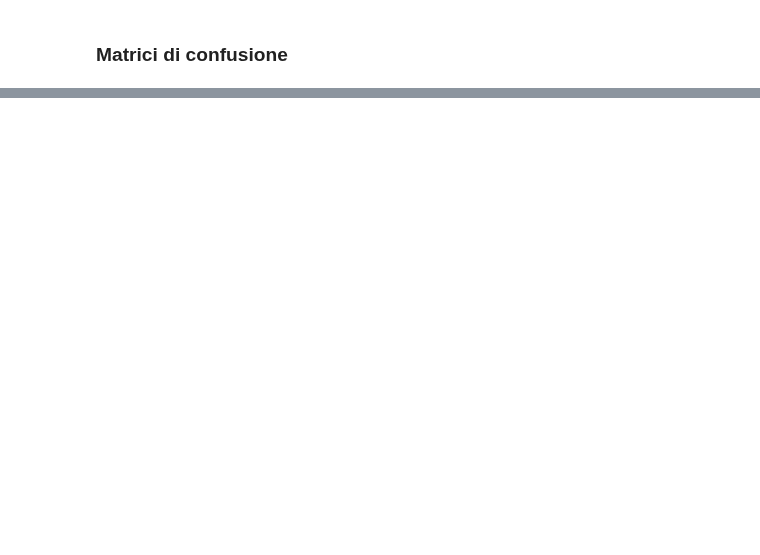
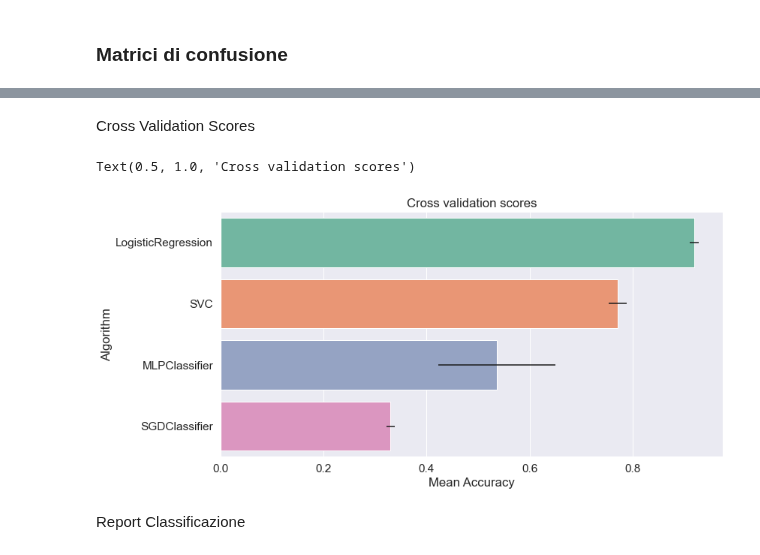
Before and after one commit to ChiaraAmalia/ProgettoManutenzionePreventiva, a Jupyter notebook: analisi_copia_correlazione.ipynb, the cells around one changed output, grey strips where cells are left out. Cells and saved outputs as stored; diff of their text form; code cells hidden in the pictures; blank space fills up the shorter version.

```diff
--- a/analisi_copia_correlazione.ipynb
+++ b/analisi_copia_correlazione.ipynb
@@ -494,3 +495,18 @@ for i in range(len(classifiers)):
+# %% [markdown]
+Cross Validation Scores
+# %%
+# Cross validation accuracy results graph
+cv_res = pd.DataFrame({"CrossValMeans":cv_acc, "CrossValerrors": cv_std,"Algorithm":clf_name})
+
+plt.figure(figsize=(12,6))
+sns.barplot(x="CrossValMeans",y="Algorithm",data = cv_res, palette="Set2",orient = "h",**{'xerr':cv_std})
+plt.xlabel("Mean Accuracy")
+plt.title("Cross validation scores")
+# %% [output]
+Text(0.5, 1.0, 'Cross validation scores')
+[figure, added]
+# %% [markdown]
+Report Classificazione
 # %%
 #Classification reports
 for i in range(len(classifiers)):
```
Also changed, not shown: parts of 19 cells of this notebook, 6 other files.
